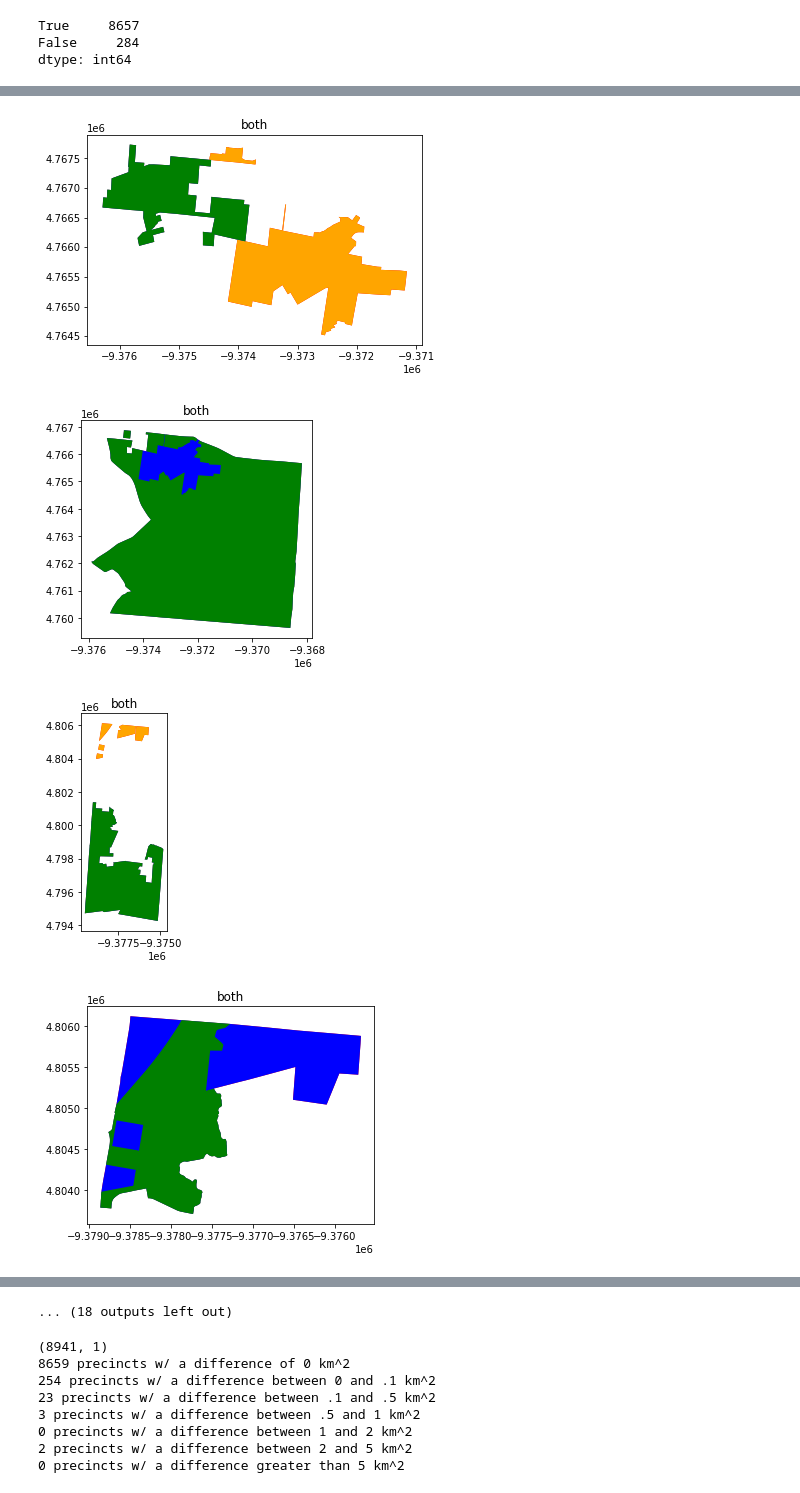
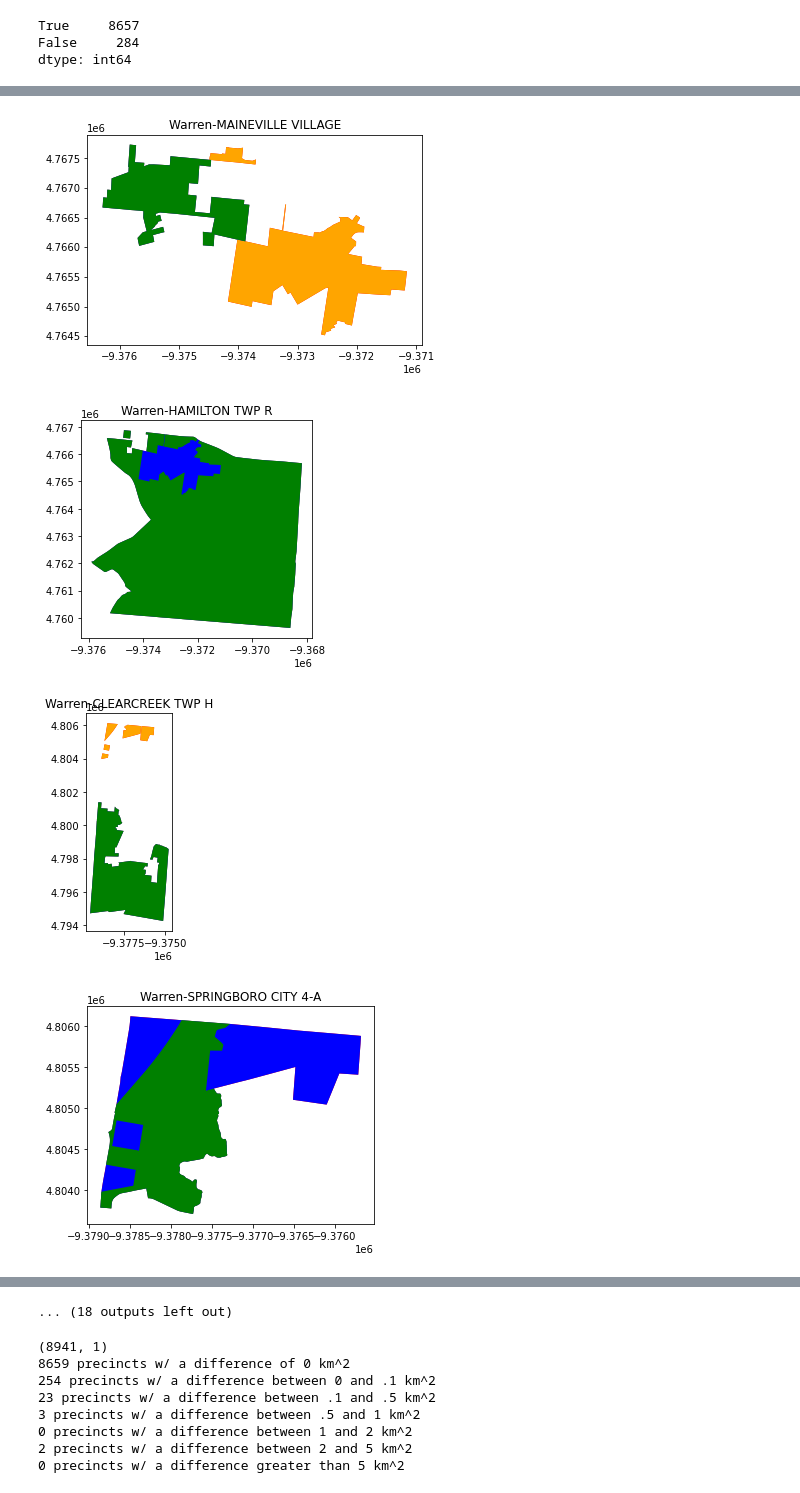
Before and after one commit to nonpartisan-redistricting-datahub/pdv-oh, a Jupyter notebook: vest-oh-2020/vest-oh-2020-validation.ipynb, the cells around one changed output, grey strips where cells are left out. Cells and saved outputs as stored; diff of their text form; code cells hidden in the pictures.

```diff
--- a/vest-oh-2020/vest-oh-2020-validation.ipynb
+++ b/vest-oh-2020/vest-oh-2020-validation.ipynb
@@ -468,7 +462,7 @@ for i in range(0,len(source_geoms)):
 
     if (area > .1):
         count += 1
-        name = source_geoms.iat[i,39]
+        name = source_geoms.iat[i,40]
 
         print(str(count)+") For " + name + " difference in area is " + str(area))
         if (intersection.iloc[0].is_empty):
@@ -514,4 +508,4 @@ for i in range(0,len(source_geoms)):
-[figure, old version]
+[figure, new version]
-[figure, old version]
+[figure, new version]
-[figure, old version]
+[figure, new version]
-[figure, old version]
+[figure, new version]
```
Also changed, not shown: parts of 4 cells of this notebook.
